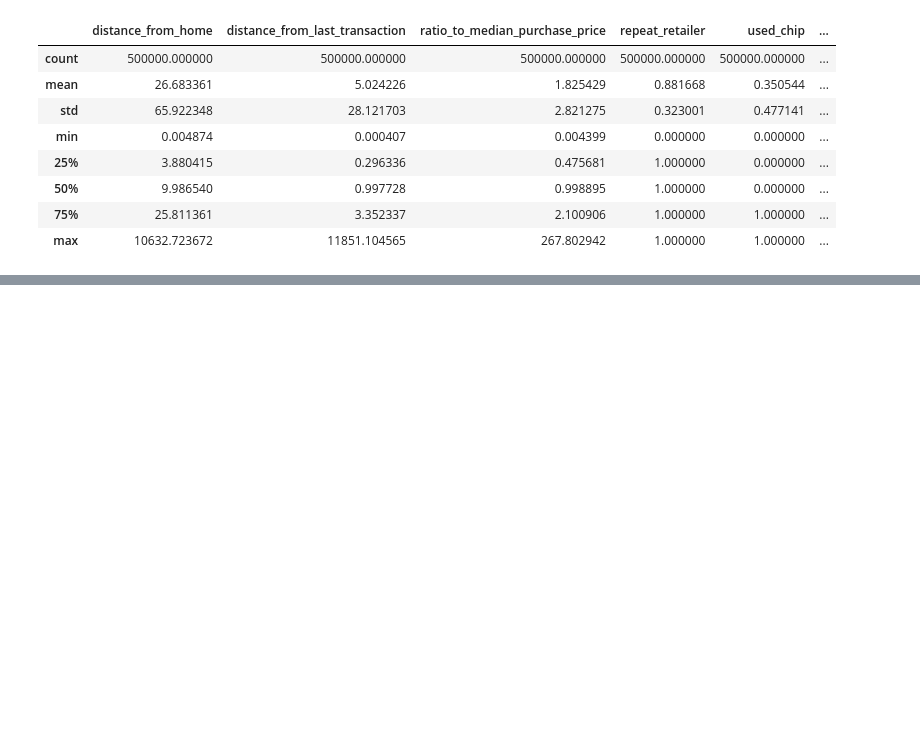
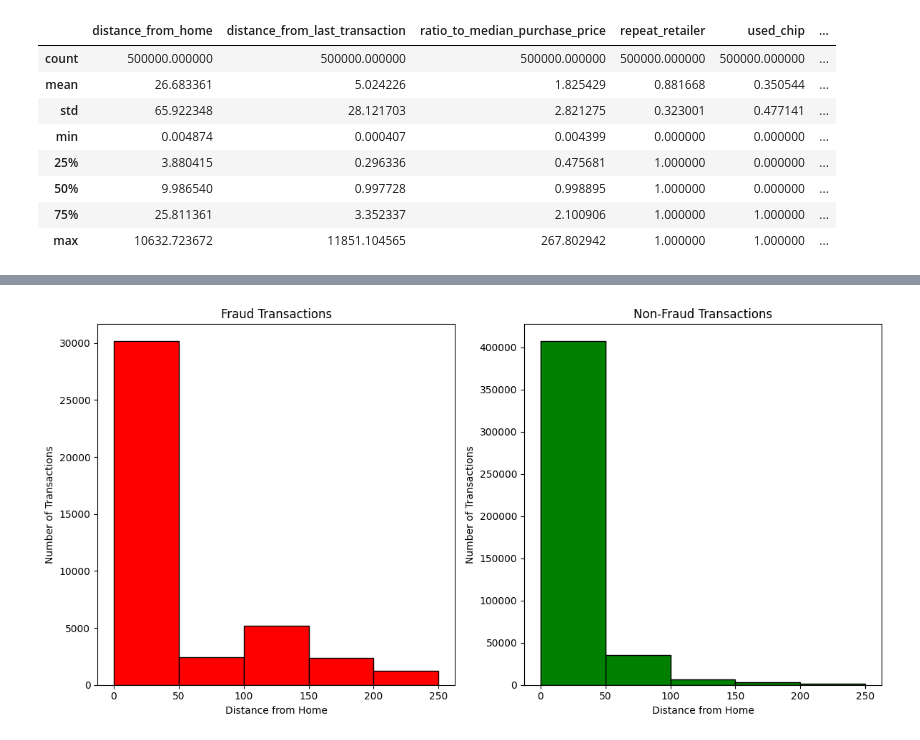
Before and after one commit to mddmustainbillah/fraud-transaction-detection, a Jupyter notebook: notebooks/eda.ipynb, the cells around one changed output, grey strips where cells are left out. Saved outputs shown, nothing was run; the diff lists cells and outputs as text; code cells hidden in the pictures; blank space fills up the shorter version.

```diff
--- a/notebooks/eda.ipynb
+++ b/notebooks/eda.ipynb
@@ -74,0 +104,35 @@ df.describe()
+# %%
+import pandas as pd
+import matplotlib.pyplot as plt
+
+# Assuming your data is in a DataFrame named 'df'
+# If not, you can load it using: df = pd.read_csv('your_data.csv')
+
+# Step 1: Calculate average, min, and max distance_from_home for fraud and non-fraud transactions
+fraud_data = df[df['fraud'] == 1]
+non_fraud_data = df[df['fraud'] == 0]
+
+fraud_stats = fraud_data['distance_from_home'].agg(['mean', 'min', 'max'])
+non_fraud_stats = non_fraud_data['distance_from_home'].agg(['mean', 'min', 'max'])
+
+# Step 2: Create separate histograms for fraud and non-fraud transactions
+plt.figure(figsize=(12, 6))
+
+# Plotting histogram for fraud transactions
+plt.subplot(1, 2, 1)
+plt.hist(fraud_data['distance_from_home'], bins=[0, 50, 100, 150, 200, 250], color='red', edgecolor='black')
+plt.title('Fraud Transactions')
+plt.xlabel('Distance from Home')
+plt.ylabel('Number of Transactions')
+
+# Plotting histogram for non-fraud transactions
+plt.subplot(1, 2, 2)
+plt.hist(non_fraud_data['distance_from_home'], bins=[0, 50, 100, 150, 200, 250], color='green', edgecolor='black')
+plt.title('Non-Fraud Transactions')
+plt.xlabel('Distance from Home')
+plt.ylabel('Number of Transactions')
+
+plt.tight_layout()
+plt.show()
+# %% [output]
+[figure, added]
```
Also changed, not shown: parts of 12 cells of this notebook, 12 other files.
